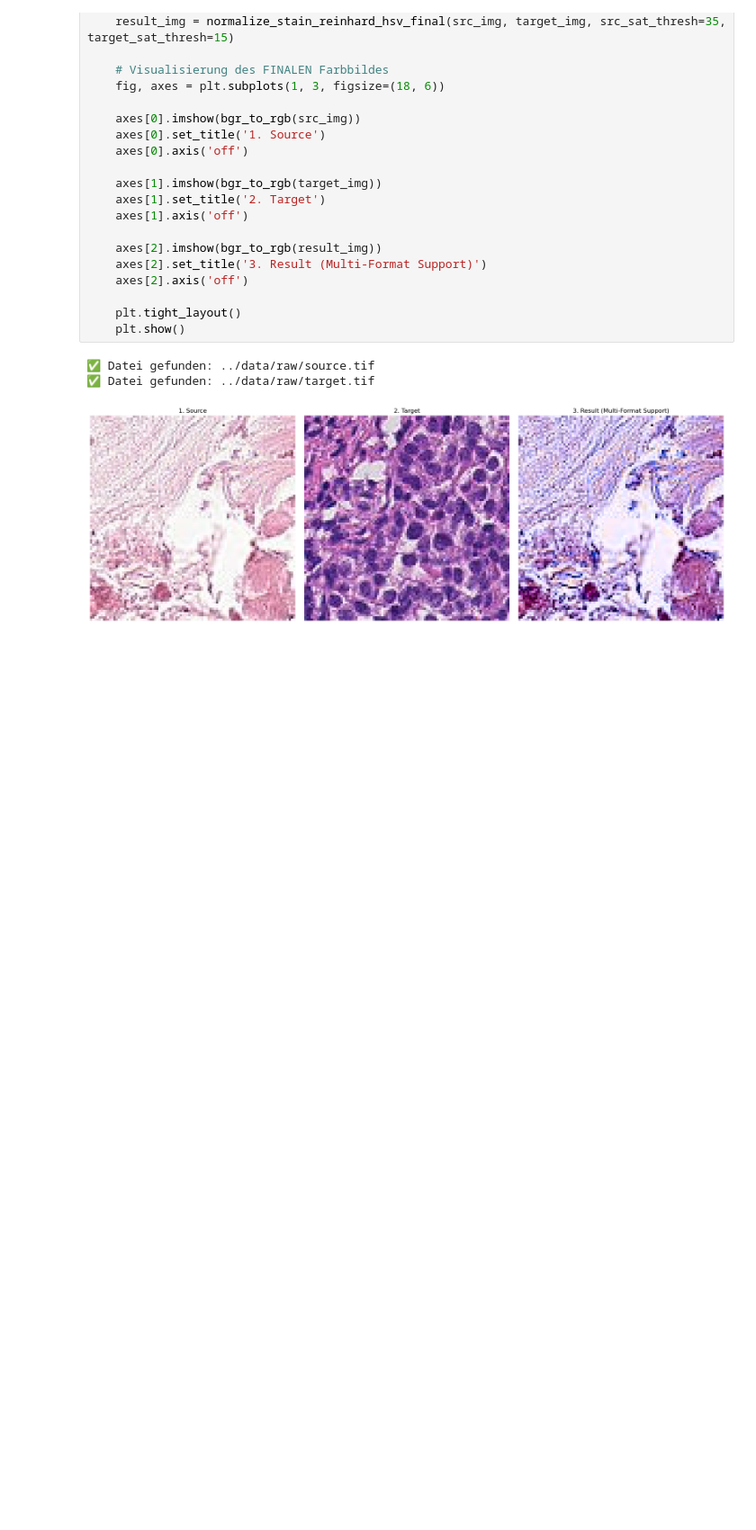
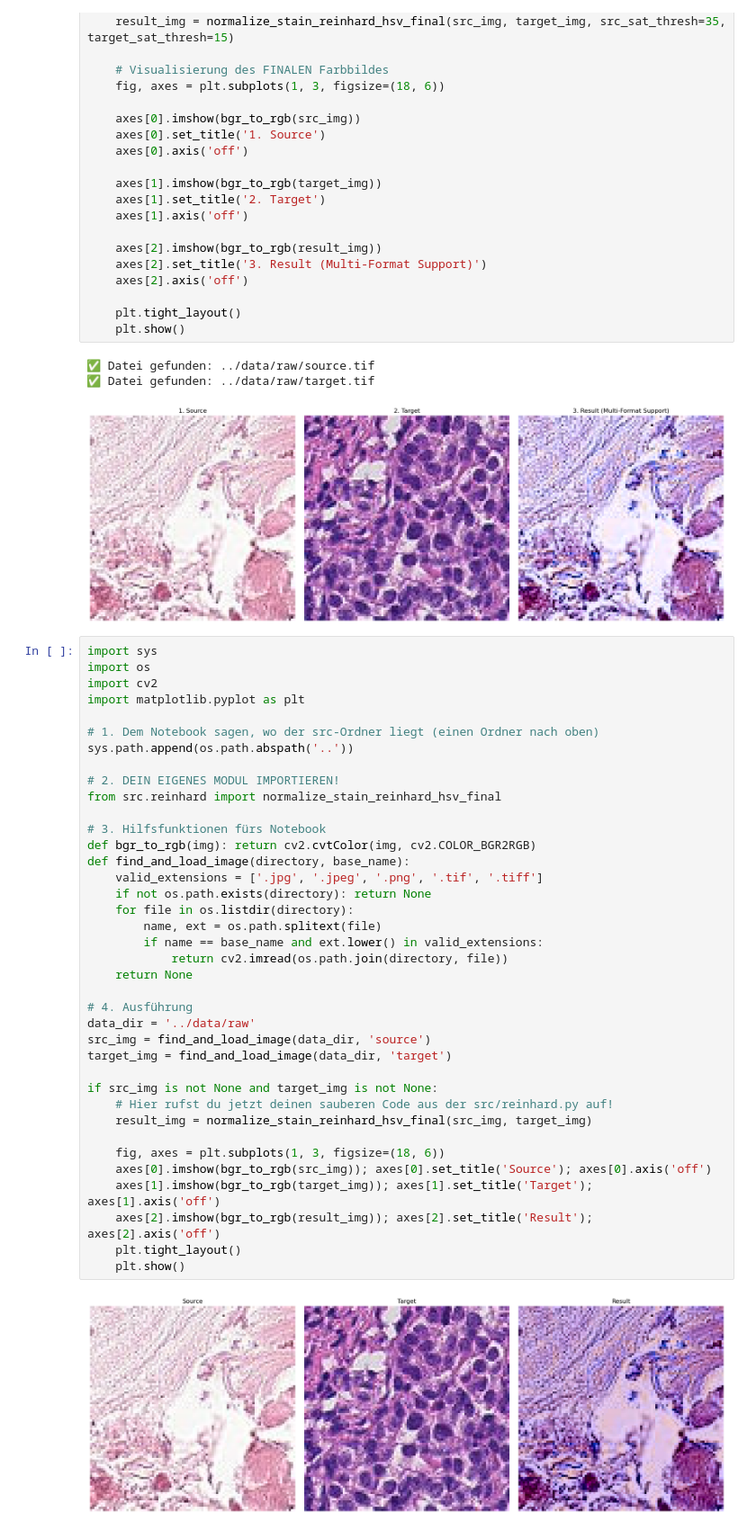
Before and after one commit to Steph-The-Dev/stain-normalization-project, a Jupyter notebook: notebooks/01_reinhard_exploration.ipynb, the cells around one changed output. Shown at 90% size. Drawn from its saved outputs; the diff is of its cells as text; blank space fills up the shorter version.

```diff
--- a/notebooks/01_reinhard_exploration.ipynb
+++ b/notebooks/01_reinhard_exploration.ipynb
@@ -262,3 +262,43 @@ if src_img is not None and target_img is not None:
 ✅ Datei gefunden: ../data/raw/source.tif
 ✅ Datei gefunden: ../data/raw/target.tif
 [figure]
+# %%
+import sys
+import os
+import cv2
+import matplotlib.pyplot as plt
+
+# 1. Dem Notebook sagen, wo der src-Ordner liegt (einen Ordner nach oben)
+sys.path.append(os.path.abspath('..'))
+
+# 2. DEIN EIGENES MODUL IMPORTIEREN!
+from src.reinhard import normalize_stain_reinhard_hsv_final
+
+# 3. Hilfsfunktionen fürs Notebook
+def bgr_to_rgb(img): return cv2.cvtColor(img, cv2.COLOR_BGR2RGB)
+def find_and_load_image(directory, base_name):
+    valid_extensions = ['.jpg', '.jpeg', '.png', '.tif', '.tiff']
+    if not os.path.exists(directory): return None
+    for file in os.listdir(directory):
+        name, ext = os.path.splitext(file)
+        if name == base_name and ext.lower() in valid_extensions:
+            return cv2.imread(os.path.join(directory, file))
+    return None
+
+# 4. Ausführung
+data_dir = '../data/raw'
+src_img = find_and_load_image(data_dir, 'source')
+target_img = find_and_load_image(data_dir, 'target')
+
+if src_img is not None and target_img is not None:
+    # Hier rufst du jetzt deinen sauberen Code aus der src/reinhard.py auf!
+    result_img = normalize_stain_reinhard_hsv_final(src_img, target_img)
+
+    fig, axes = plt.subplots(1, 3, figsize=(18, 6))
+    axes[0].imshow(bgr_to_rgb(src_img)); axes[0].set_title('Source'); axes[0].axis('off')
+    axes[1].imshow(bgr_to_rgb(target_img)); axes[1].set_title('Target'); axes[1].axis('off')
+    axes[2].imshow(bgr_to_rgb(result_img)); axes[2].set_title('Result'); axes[2].axis('off')
+    plt.tight_layout()
+    plt.show()
+# %% [output]
+[figure, added]
```
Also changed, not shown: 2 other files.
